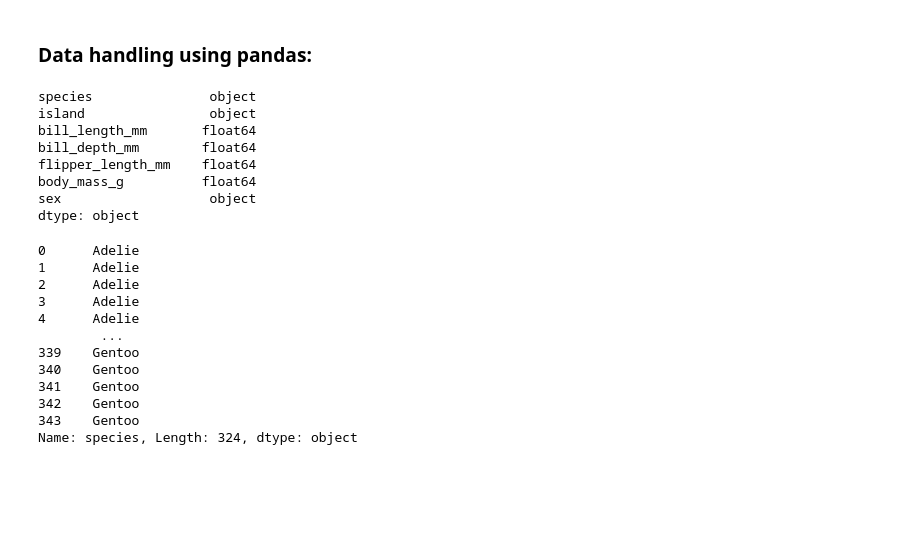
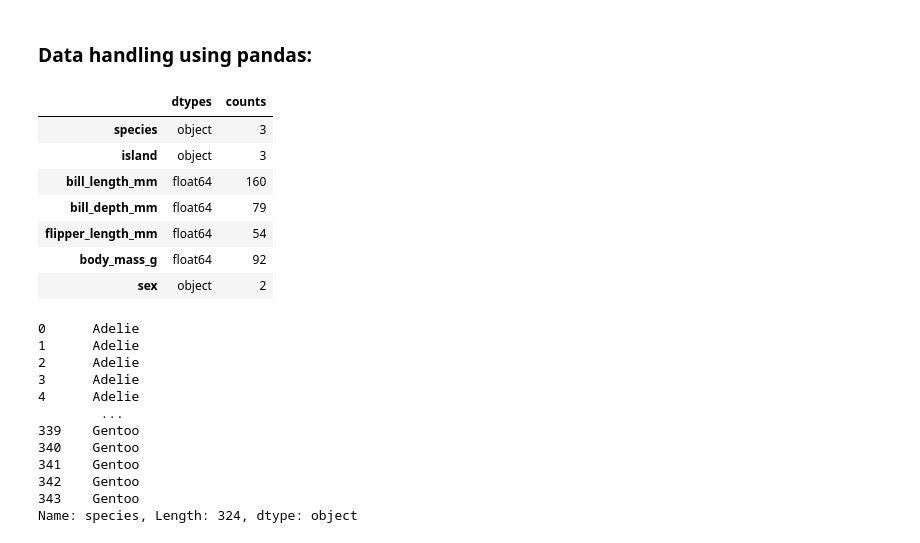
Before and after one commit to topiko/MLcourseMaterial, a Jupyter notebook: Basics/MLbasics.ipynb, the cells around one changed output. Saved outputs shown, nothing was run; the diff lists cells and outputs as text; code cells hidden in the pictures; blank space fills up the shorter version.

```diff
--- a/Basics/MLbasics.ipynb
+++ b/Basics/MLbasics.ipynb
@@ -101,17 +100,20 @@ data.head()
 | 4 | Adelie | Torgersen | 36.7 | 19.3 | 193.0 | 3450.0 | Female |
 # %% [markdown]
 ### Data handling using pandas:
-# %%
-data.dtypes # Show the datatypes of columns
-# %% [output]
-species               object
-island                object
-bill_length_mm       float64
-bill_depth_mm        float64
-flipper_length_mm    float64
-body_mass_g          float64
-sex                   object
-dtype: object
+# %%
+b = pd.DataFrame()
+b['dtypes'] = data.dtypes # Show the datatypes of columns
+b['counts'] = data.nunique() # Number of unique values
+b
+# %% [output]
+|  | dtypes | counts |
+| species | object | 3 |
+| island | object | 3 |
+| bill_length_mm | float64 | 160 |
+| bill_depth_mm | float64 | 79 |
+| flipper_length_mm | float64 | 54 |
+| body_mass_g | float64 | 92 |
+| sex | object | 2 |
 # %%
 data.loc[:, 'species'] # access a single column equivalent to: data.species
 # %% [output]
```
Also changed, not shown: parts of 23 cells of this notebook.
